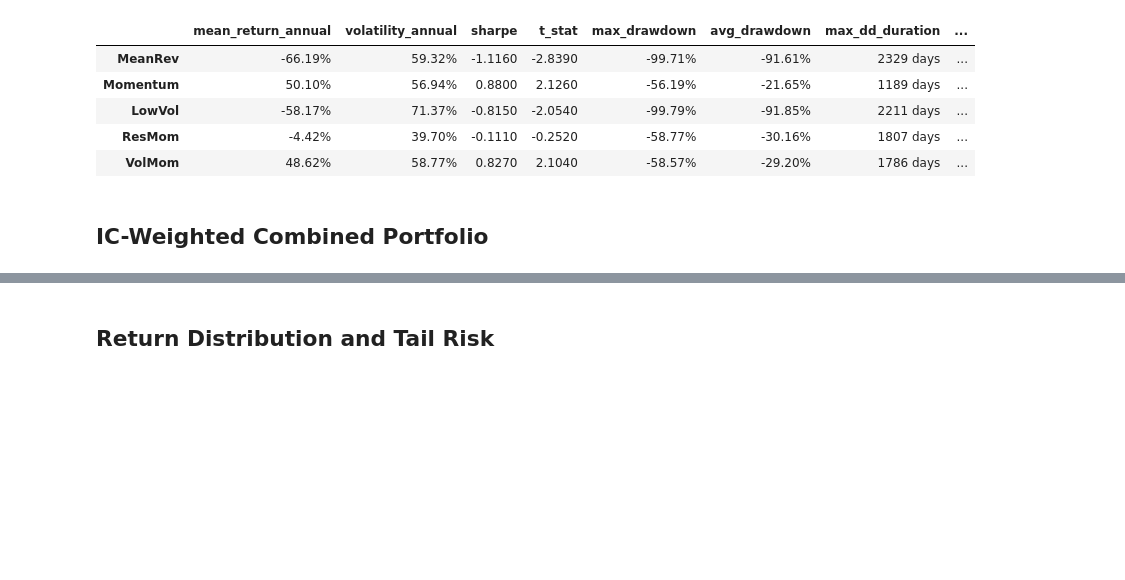
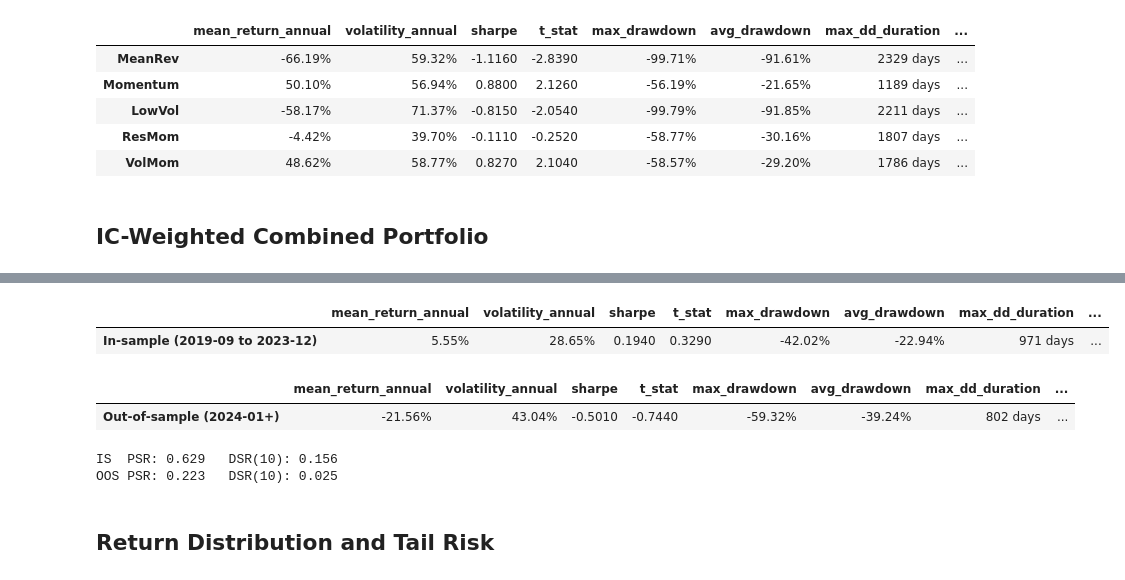
Before and after one commit to SashRajj/QuantBook, a Jupyter notebook: research/07_crypto.ipynb, the cells around one changed output, grey strips where cells are left out. Drawn from its saved outputs; the diff is of its cells as text; code cells hidden in the pictures; blank space fills up the shorter version.

```diff
--- a/research/07_crypto.ipynb
+++ b/research/07_crypto.ipynb
@@ -218,3 +224,35 @@ DSR (n_trials=10):     0.786
+# %%
+CRYPTO_IS_END = '2023-12-31'
+
+is_signal = combined.loc[:CRYPTO_IS_END].dropna(how='all')
+is_ret = returns.reindex(is_signal.index)
+opt_is = Optimizer(is_signal, is_ret)
+w_is = opt_is.run(dollar_neutral=True, max_position=0.10, max_leverage=2.0, subsample=5, verbose=False)
+pnl_is = port_ret(w_is, is_ret, tcost_bps=10, exec_lag=1)
+stats_is = stats(pnl_is.dropna(), weights=w_is, benchmark=btc_ret.reindex(is_signal.index), plot=False, periods_per_year=PPY)
+stats_is.rename(index={'Strategy': 'In-sample (2019-09 to 2023-12)'})
+# %% [output]
+|  | mean_return_annual | volatility_annual | sharpe | t_stat | max_drawdown | avg_drawdown | max_dd_duration | ... |
+| In-sample (2019-09 to 2023-12) | 5.55% | 28.65% | 0.1940 | 0.3290 | -42.02% | -22.94% | 971 days | ... |
+# %%
+oos_signal = combined.loc[CRYPTO_IS_END:].dropna(how='all')
+oos_ret = returns.reindex(oos_signal.index)
+opt_oos = Optimizer(oos_signal, oos_ret)
+w_oos = opt_oos.run(dollar_neutral=True, max_position=0.10, max_leverage=2.0, subsample=5, verbose=False)
+pnl_oos = port_ret(w_oos, oos_ret, tcost_bps=10, exec_lag=1)
+stats_oos = stats(pnl_oos.dropna(), weights=w_oos, benchmark=btc_ret.reindex(oos_signal.index), plot=False, periods_per_year=PPY)
+stats_oos.rename(index={'Strategy': 'Out-of-sample (2024-01+)'})
+# %% [output]
+|  | mean_return_annual | volatility_annual | sharpe | t_stat | max_drawdown | avg_drawdown | max_dd_duration | ... |
+| Out-of-sample (2024-01+) | -21.56% | 43.04% | -0.5010 | -0.7440 | -59.32% | -39.24% | 802 days | ... |
+# %%
+print(f'IS  PSR: {probabilistic_sharpe(pnl_is.dropna(), periods_per_year=PPY):.3f}   '
+      f'DSR(10): {deflated_sharpe(pnl_is.dropna(), n_trials=10, periods_per_year=PPY):.3f}')
+print(f'OOS PSR: {probabilistic_sharpe(pnl_oos.dropna(), periods_per_year=PPY):.3f}   '
+      f'DSR(10): {deflated_sharpe(pnl_oos.dropna(), n_trials=10, periods_per_year=PPY):.3f}')
+# %% [output]
+IS  PSR: 0.629   DSR(10): 0.156
+OOS PSR: 0.223   DSR(10): 0.025
 # %% [markdown]
 ## Return Distribution and Tail Risk
 # %%
```
Also changed, not shown: parts of 9 cells of this notebook, 3 other files.
